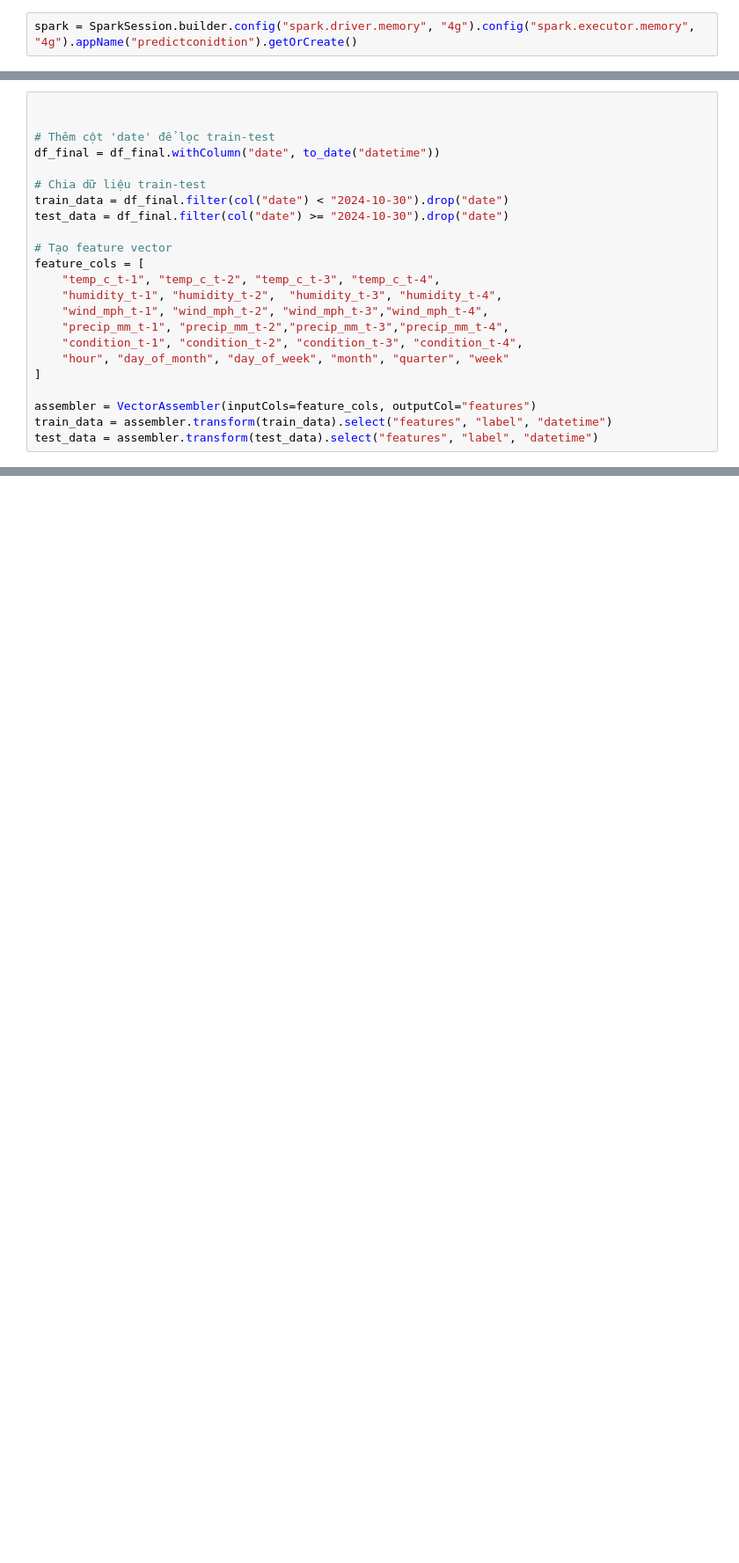
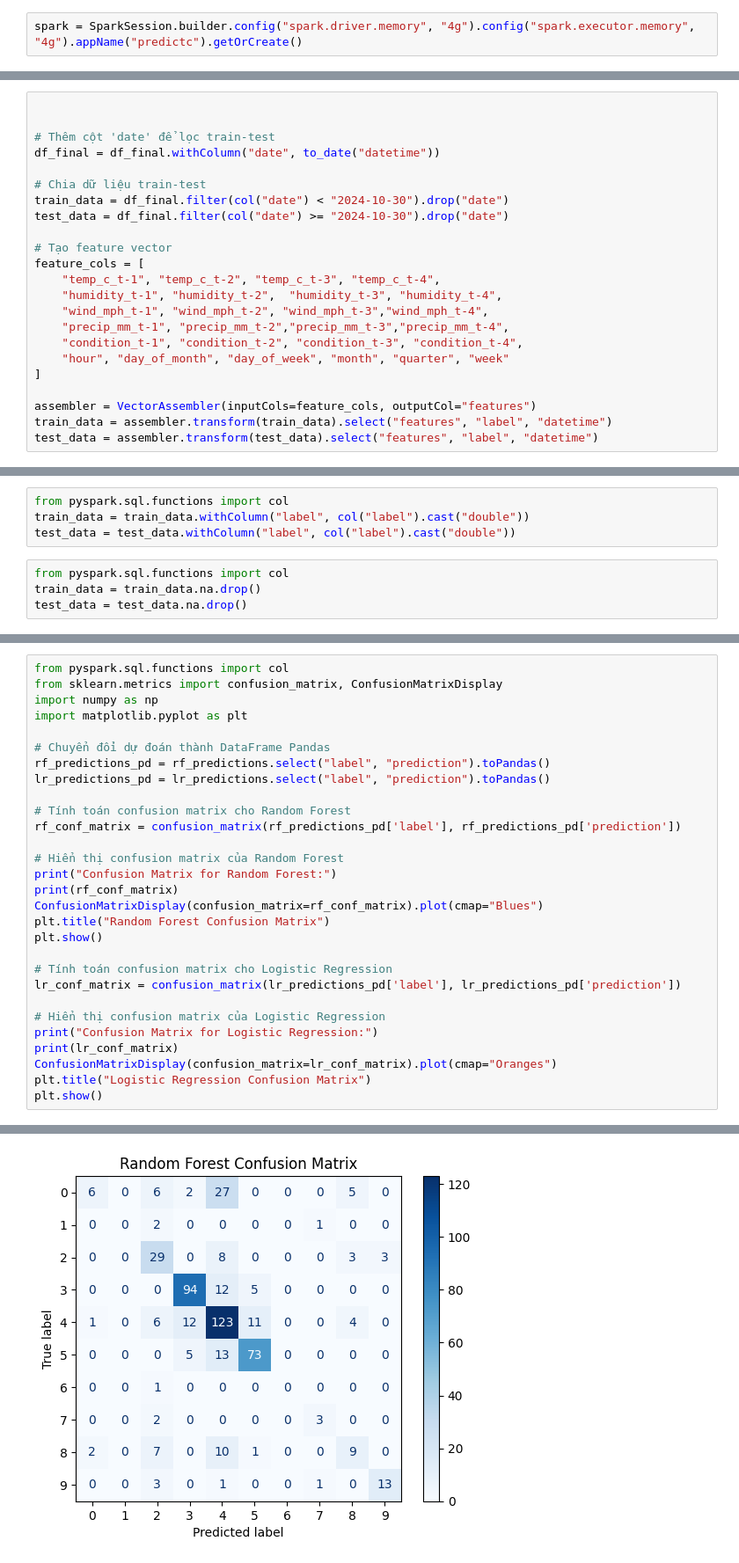
Before and after one commit to hoandkjxhbfhk/project, a Jupyter notebook: Notebooks/Time_series_with_LSTM/conditionpredict.ipynb, the cells around one changed output, grey strips where cells are left out. Shown: that part at 88% size. Drawn from its saved outputs; the diff is of its cells as text; blank space fills up the shorter version.

```diff
--- a/Notebooks/Time_series_with_LSTM/conditionpredict.ipynb
+++ b/Notebooks/Time_series_with_LSTM/conditionpredict.ipynb
@@ -30,6 +30,6 @@ from sklearn.model_selection import train_test_split
 from sklearn.preprocessing import StandardScaler
 from sklearn.metrics import mean_squared_error
 # %%
-spark = SparkSession.builder.config("spark.driver.memory", "4g").config("spark.executor.memory", "4g").appName("predictconidtion").getOrCreate()
+spark = SparkSession.builder.config("spark.driver.memory", "4g").config("spark.executor.memory", "4g").appName("predictc").getOrCreate()
 # %% [output]
 your 131072x1 screen size is bogus. expect trouble
@@ -231,0 +212,8 @@ Accuracy: 0.6924603174603174
+# %%
+from pyspark.sql.functions import col
+train_data = train_data.withColumn("label", col("label").cast("double"))
+test_data = test_data.withColumn("label", col("label").cast("double"))
+# %%
+from pyspark.sql.functions import col
+train_data = train_data.na.drop()
+test_data = test_data.na.drop()
@@ -231,0 +320,30 @@ Accuracy: 0.6924603174603174
+# %%
+from pyspark.sql.functions import col
+from sklearn.metrics import confusion_matrix, ConfusionMatrixDisplay
+import numpy as np
+import matplotlib.pyplot as plt
+
+# Chuyển đổi dự đoán thành DataFrame Pandas
+rf_predictions_pd = rf_predictions.select("label", "prediction").toPandas()
+lr_predictions_pd = lr_predictions.select("label", "prediction").toPandas()
+
+# Tính toán confusion matrix cho Random Forest
+rf_conf_matrix = confusion_matrix(rf_predictions_pd['label'], rf_predictions_pd['prediction'])
+
+# Hiển thị confusion matrix của Random Forest
+print("Confusion Matrix for Random Forest:")
+print(rf_conf_matrix)
+ConfusionMatrixDisplay(confusion_matrix=rf_conf_matrix).plot(cmap="Blues")
+plt.title("Random Forest Confusion Matrix")
+plt.show()
+
+# Tính toán confusion matrix cho Logistic Regression
+lr_conf_matrix = confusion_matrix(lr_predictions_pd['label'], lr_predictions_pd['prediction'])
+
+# Hiển thị confusion matrix của Logistic Regression
+print("Confusion Matrix for Logistic Regression:")
+print(lr_conf_matrix)
+ConfusionMatrixDisplay(confusion_matrix=lr_conf_matrix).plot(cmap="Oranges")
+plt.title("Logistic Regression Confusion Matrix")
+plt.show()
+# %% [output]
@@ -231,0 +376 @@ Accuracy: 0.6924603174603174
+[figure, added]
```
Also changed, not shown: parts of 12 cells of this notebook, 24 other files.
